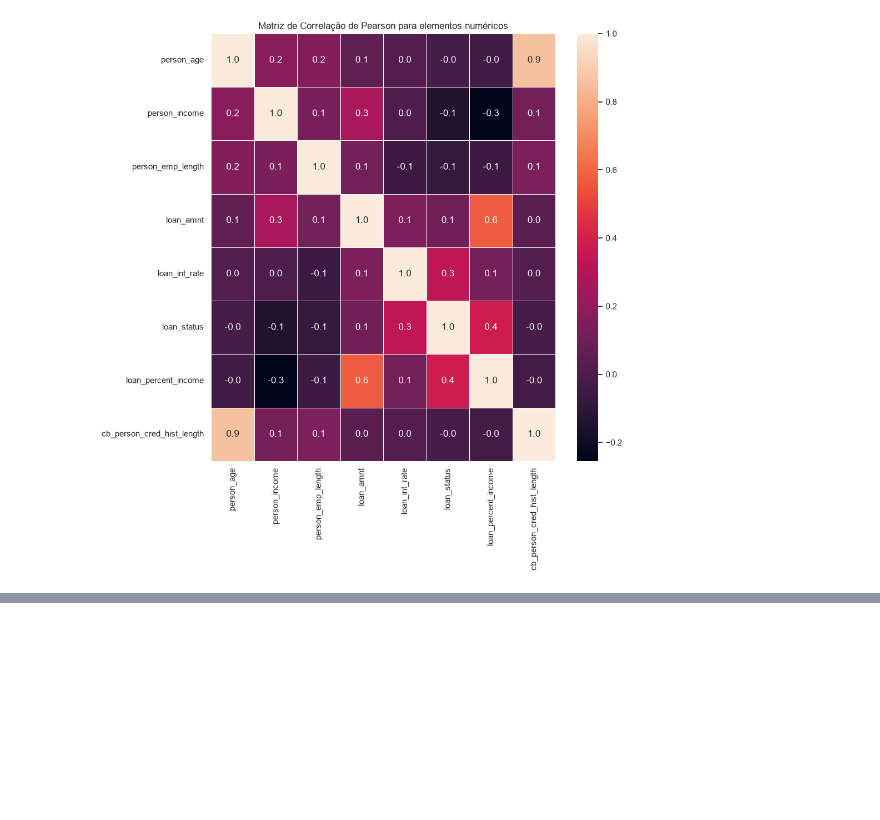
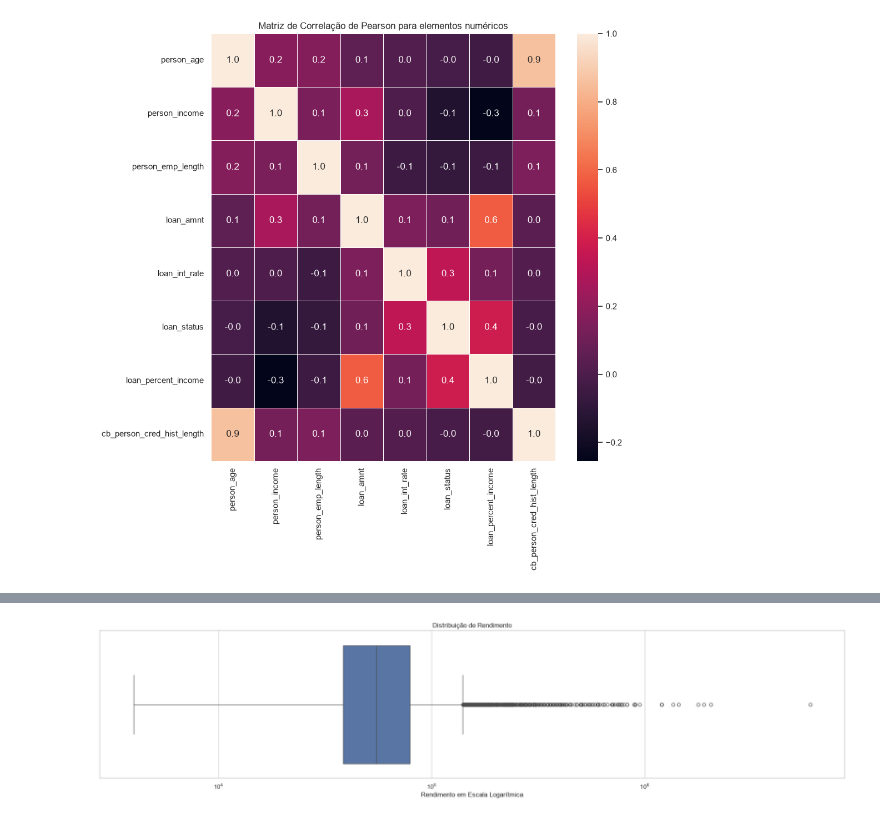
Before and after one commit to niksonlaurentino/SCTECH_Projeto_Avaliativo_M_1, a Jupyter notebook: Main.ipynb, the cells around one changed output, grey strips where cells are left out. Cells and saved outputs as stored; diff of their text form; code cells hidden in the pictures; blank space fills up the shorter version.

```diff
--- a/Main.ipynb
+++ b/Main.ipynb
@@ -112,0 +127,9 @@ plt.show()
+# %%
+plt.figure(figsize=(25, 5))
+sns.boxplot(data=df, x='person_income')
+plt.xscale('log')  # Escala logarítmica recomendada para o boxplot
+plt.title('Distribuição de Rendimento')
+plt.xlabel('Rendimento em Escala Logarítmica')
+plt.show()
+# %% [output]
+[figure, added]
```
Also changed, not shown: parts of 5 cells of this notebook.
